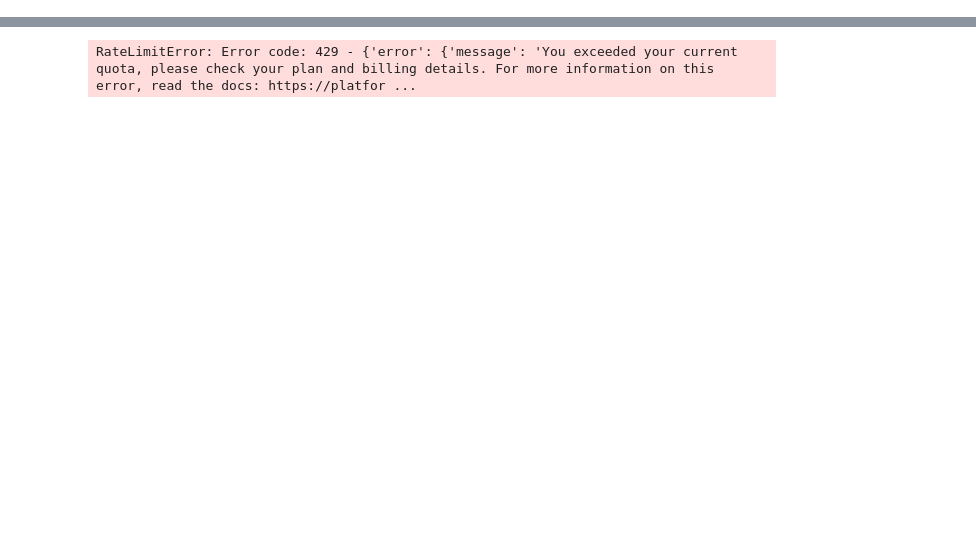
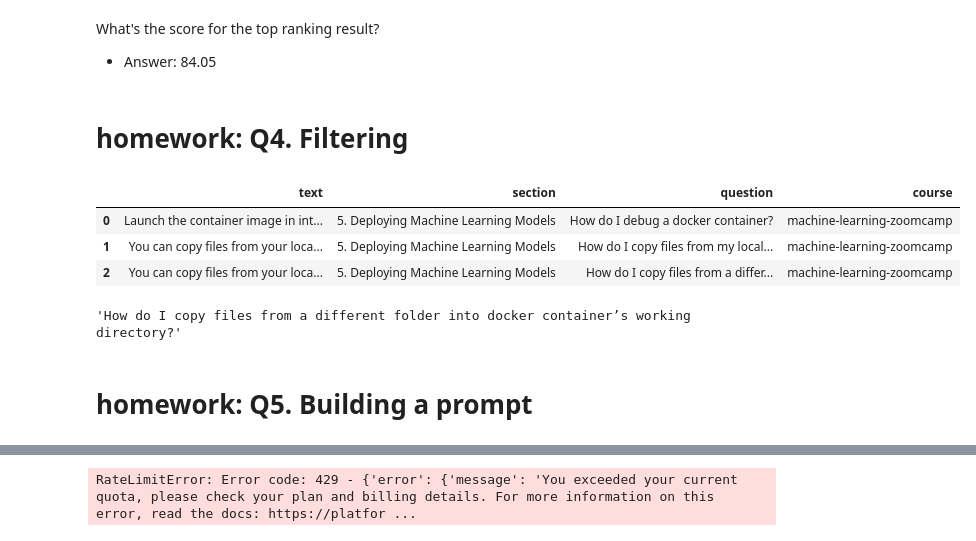
Before and after one commit to e-prossinger/llm-zoomcamp, a Jupyter notebook: 01-intro/homework.ipynb, the cells around one changed output, grey strips where cells are left out. Drawn from its saved outputs; the diff is of its cells as text; code cells hidden in the pictures; blank space fills up the shorter version.

Commit message:
homework gemacht

```diff
--- a/01-intro/homework.ipynb
+++ b/01-intro/homework.ipynb
@@ -0,0 +125,52 @@
+# %% [markdown]
+What's the score for the top ranking result?
+* Answer: 84.05
+# %% [markdown]
+# homework: Q4. Filtering
+# %%
+def elastic_search(query):
+    search_query = {
+        "size": 3,
+        "query": {
+            "bool": {
+                "must": {
+                    "multi_match": {
+                        "query": query,
+                        "fields": ["question^4", "text", "section"],
+                        "type": "best_fields"
+                    }
+                },
+                "filter": {
+                    "term": {
+                        "course": "machine-learning-zoomcamp"
+                    }
+                }
+            }
+        }
+    } #filter: schränkt ein auf Ergebnisse die in Kurs-Feld "data-engineering-zoomcamp" sind
+
+    response = es_client.search(index=index_name, body=search_query)
+
+    result_docs = []
+
+    for hit in response['hits']['hits']:
+        result_docs.append(hit['_source'])
+
+    return result_docs
+
+query = 'How do I execute a command in a running docker container?'
+# %%
+import pandas as pd
+response = elastic_search(query)
+pd.DataFrame(response)
+# %% [output]
+|  | text | section | question | course |
+| 0 | Launch the container image in int... | 5. Deploying Machine Learning Models | How do I debug a docker container? | machine-learning-zoomcamp |
+| 1 | You can copy files from your loca... | 5. Deploying Machine Learning Models | How do I copy files from my local... | machine-learning-zoomcamp |
+| 2 | You can copy files from your loca... | 5. Deploying Machine Learning Models | How do I copy files from a differ... | machine-learning-zoomcamp |
+# %%
+elastic_search(query)[2]['question']
+# %% [output]
+'How do I copy files from a different folder into docker container’s working directory?'
+# %% [markdown]
+# homework: Q5. Building a prompt
```
Also changed, not shown: parts of 22 cells of this notebook.
